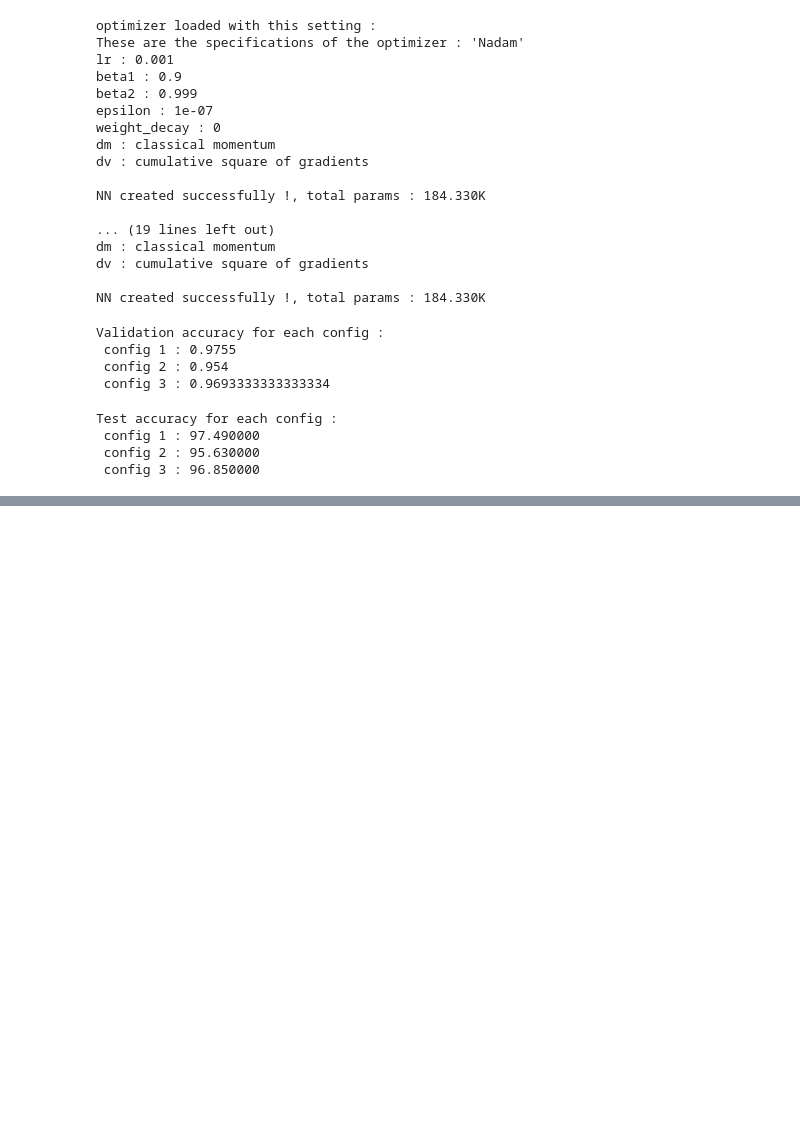
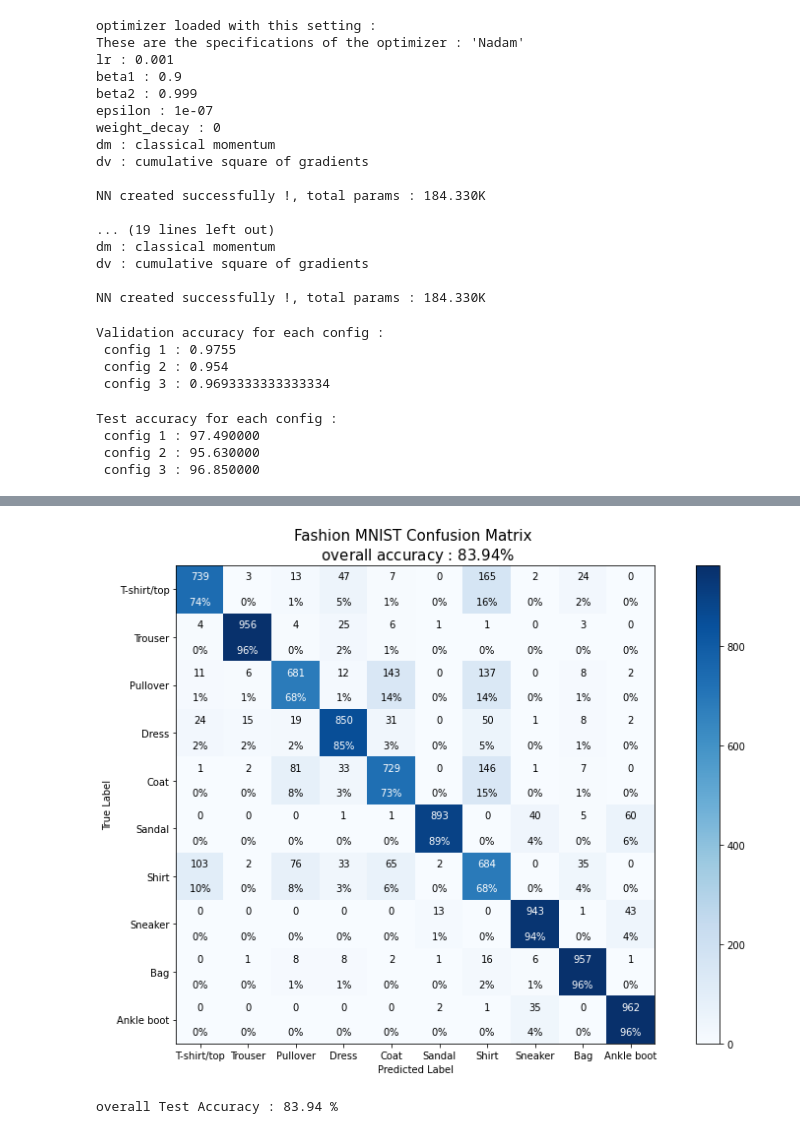
Before and after one commit to shiva-suryaiitm/DA6400-Assignments, a Jupyter notebook: tutorial-1/code/model_building.ipynb, the cells around one changed output, grey strips where cells are left out. Saved outputs shown, nothing was run; the diff lists cells and outputs as text; code cells hidden in the pictures; blank space fills up the shorter version.

Commit message:
updated the ipynb and added train sweep

```diff
--- a/tutorial-1/code/model_building.ipynb
+++ b/tutorial-1/code/model_building.ipynb
@@ -1283,0 +1286,12 @@ Test accuracy for each config :
+# %%
+Automated_trainer_best_mse = automated_trainer(optimizer = 'nadam',
+                                        lr = 1e-3,
+                                        weight_decay = 0,
+                                        activation_fn='relu',
+                                        epochs = 10,
+                                        n_hidden = 5,
+                                        hidden_size=128,
+                                        batch_size=64,
+                                        loss = 'mean_squared_error'
+                                        )
+Automated_trainer_best_mse.train_network()
@@ -1283,0 +1327,46 @@ Test accuracy for each config :
+# %%
+inference_best_model_mse = Inference_Loop(Automated_trainer_best_mse.nn, fashion_mnist_x_test_data)
+fashion_mnist_y_test_pred_mse = inference_best_model_mse.make_inference(batch_size = 64)
+# %%
+y_true = fashion_mnist_y_test  # True labels
+y_pred = fashion_mnist_y_test_pred_mse # Predicted labels
+
+num_classes = 10  # Fashion MNIST has 10 classes
+confusion_mat = np.zeros((num_classes, num_classes), dtype=int)
+total_correct_classes = [0 for i in range(num_classes)]
+
+# Populate the confusion matrix
+for t, p in zip(y_true, y_pred):
+    # print(t,p)
+    confusion_mat[t, p] += 1
+    total_correct_classes[t] += 1
+
+test_overall_accuracy = np.trace(confusion_mat)*100/len(y_true)
+
+# Plot the confusion matrix
+test_confusion_fig = plt.figure(figsize=(12, 8), facecolor='w')
+plt.imshow(confusion_mat, interpolation='nearest', cmap='Blues')
+plt.title(f"Fashion MNIST Confusion Matrix \n overall accuracy : ${test_overall_accuracy:.2f} \%$", size = 15)
+plt.xlabel("Predicted Label")
+plt.ylabel("True Label")
+plt.colorbar()
+
+# Tick marks and labels
+ticks = np.arange(num_classes)
+plt.xticks(ticks, [fashion_mnist_label_to_class[i] for i in ticks])
+plt.yticks(ticks, [fashion_mnist_label_to_class[i] for i in ticks])
+
+# Annotate cells
+for i in range(num_classes):
+    for j in range(num_classes):
+        plt.text(j, i, str(confusion_mat[i, j]) + "\n\n" f"${confusion_mat[i, j]*100/total_correct_classes[i]:.0f} \% $",
+                 ha="center", va="center",
+                 color="white" if confusion_mat[i, j] > confusion_mat.max() / 2 else "black")
+
+plt.tight_layout()
+plt.show()
+
+print(f"overall Test Accuracy : {test_overall_accuracy} %")
+# %% [output]
+[figure, added]
+overall Test Accuracy : 83.94 %
```
Also changed, not shown: parts of 7 cells of this notebook, 1 other file.
